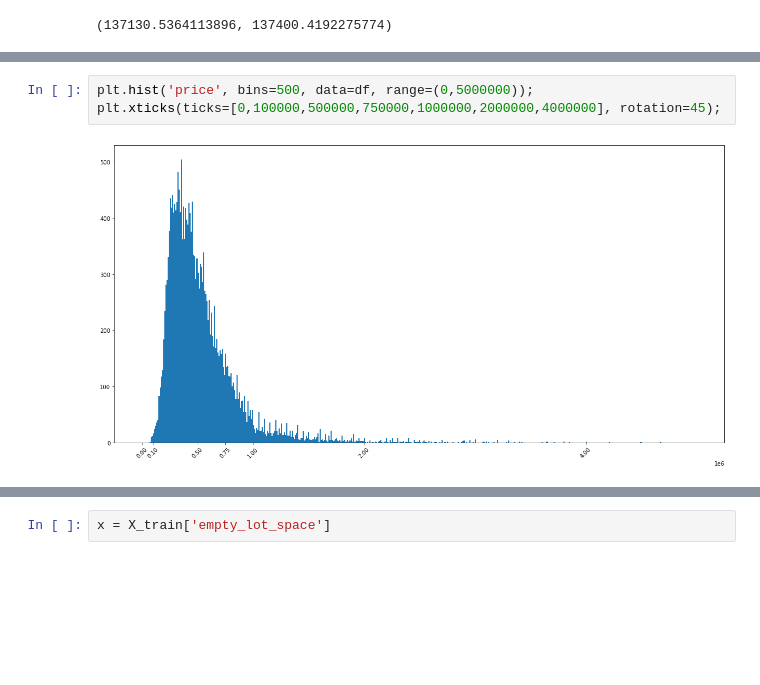
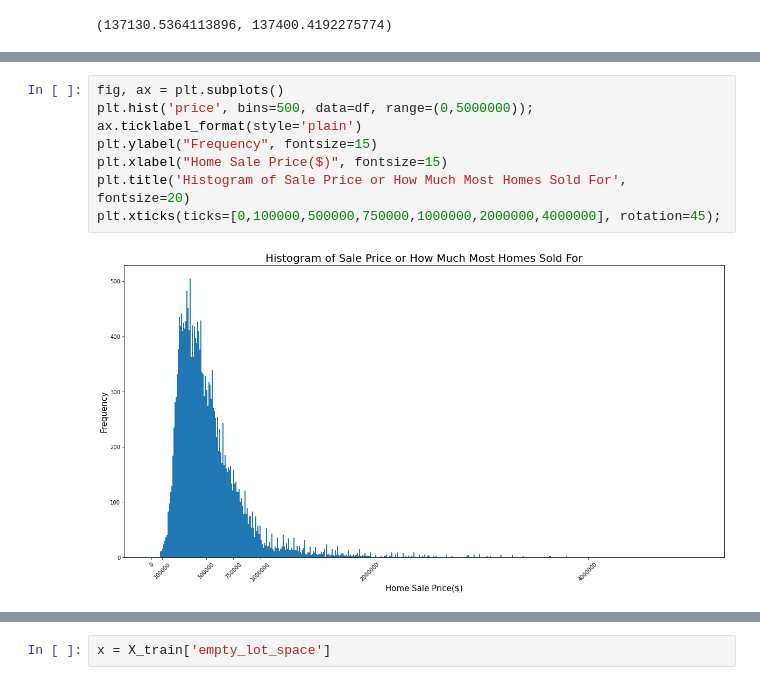
Before and after one commit to john-c-simmons/bsc-phase-two-project, a Jupyter notebook: notebooks/exploratory/johncarter/use this notebook.ipynb, the cells around one changed output, grey strips where cells are left out. Drawn from its saved outputs; the diff is of its cells as text; blank space fills up the shorter version.

```diff
--- a/notebooks/exploratory/johncarter/use this notebook.ipynb
+++ b/notebooks/exploratory/johncarter/use this notebook.ipynb
@@ -166,7 +160,12 @@ quantile_error(X_train_concat, y_train, 20)
 # %%
+fig, ax = plt.subplots()
 plt.hist('price', bins=500, data=df, range=(0,5000000));
+ax.ticklabel_format(style='plain')
+plt.ylabel("Frequency", fontsize=15)
+plt.xlabel("Home Sale Price($)", fontsize=15)
+plt.title('Histogram of Sale Price or How Much Most Homes Sold For', fontsize=20)
 plt.xticks(ticks=[0,100000,500000,750000,1000000,2000000,4000000], rotation=45);
 # %% [output]
-[figure, old version]
+[figure, new version]
 # %%
 X_train[(np.exp(y_train) > 5000000)]
```
Also changed, not shown: parts of 12 cells of this notebook, 3 other files.
